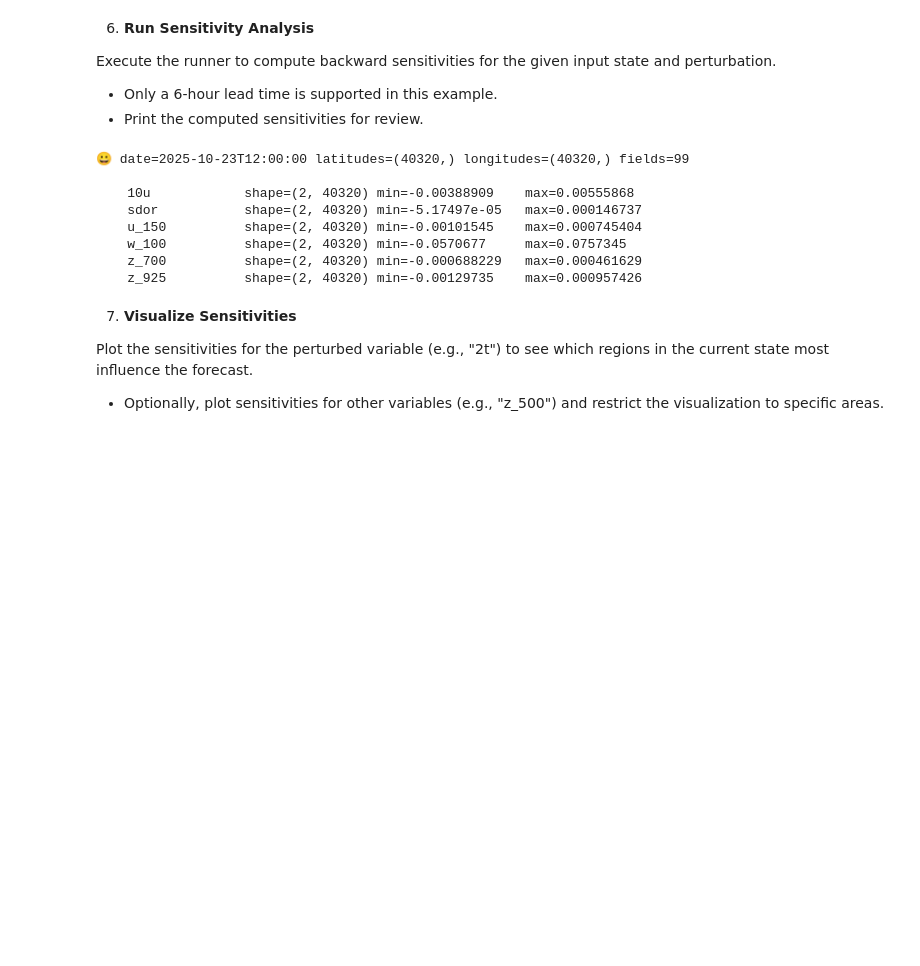
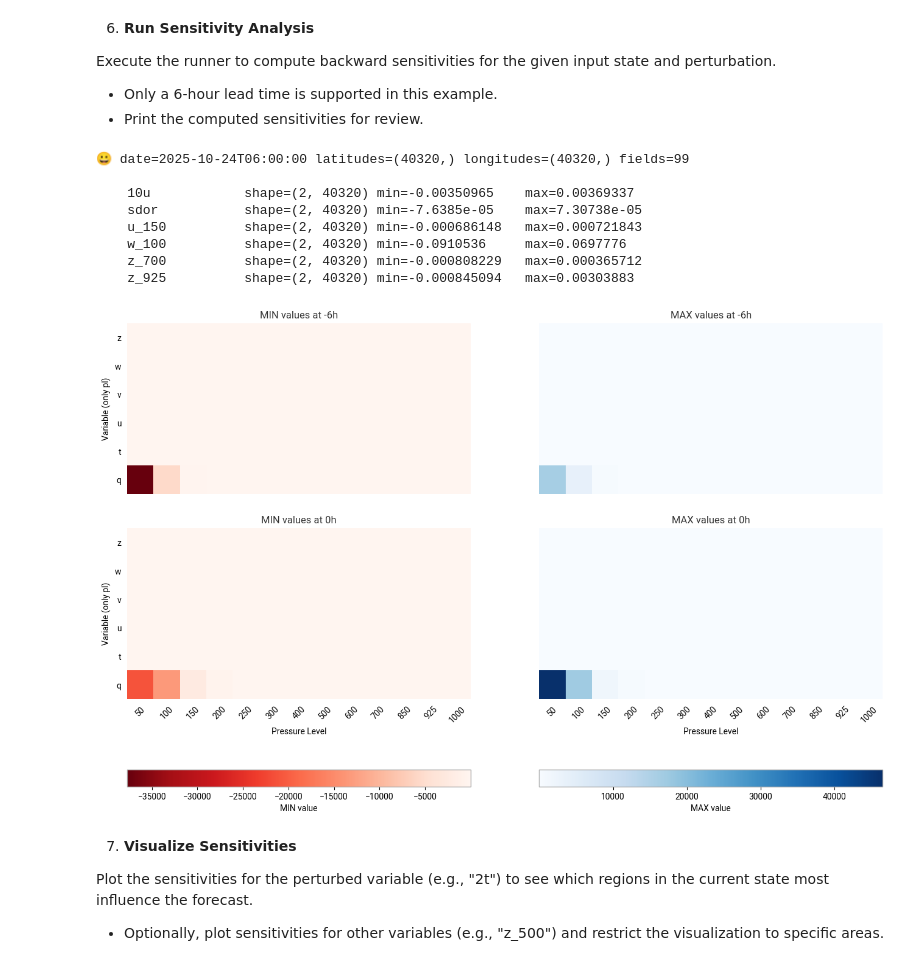
Before and after one commit to ecmwf-training/2025-ml-training, a Jupyter notebook: 5-xAI-with-AIFS/explain_AIFS.ipynb, the cells around one changed output. Saved outputs shown, nothing was run; the diff lists cells and outputs as text; code cells hidden in the pictures; blank space fills up the shorter version.

```diff
--- a/5-xAI-with-AIFS/explain_AIFS.ipynb
+++ b/5-xAI-with-AIFS/explain_AIFS.ipynb
@@ -136,15 +139,20 @@ Execute the runner to compute backward sensitivities for the given input state a
 # Compute sensitivities
 for sensitivities in runner.run(input_state=input_state, perturbation=perturbation, lead_time="6h"): # only 6h supported
     print_state(sensitivities)
+    stats_df = compute_sensitivities_statistics(sensitivities)
 # %% [output]
-😀 date=2025-10-23T12:00:00 latitudes=(40320,) longitudes=(40320,) fields=99
+😀 date=2025-10-24T06:00:00 latitudes=(40320,) longitudes=(40320,) fields=99
 
-    10u            shape=(2, 40320) min=-0.00388909    max=0.00555868
-    sdor           shape=(2, 40320) min=-5.17497e-05   max=0.000146737
-    u_150          shape=(2, 40320) min=-0.00101545    max=0.000745404
-    w_100          shape=(2, 40320) min=-0.0570677     max=0.0757345
-    z_700          shape=(2, 40320) min=-0.000688229   max=0.000461629
-    z_925          shape=(2, 40320) min=-0.00129735    max=0.000957426
+    10u            shape=(2, 40320) min=-0.00350965    max=0.00369337
+    sdor           shape=(2, 40320) min=-7.6385e-05    max=7.30738e-05
+    u_150          shape=(2, 40320) min=-0.000686148   max=0.000721843
+    w_100          shape=(2, 40320) min=-0.0910536     max=0.0697776
+    z_700          shape=(2, 40320) min=-0.000808229   max=0.000365712
+    z_925          shape=(2, 40320) min=-0.000845094   max=0.00303883
+# %%
+plot_summary_pl(stats_df, stats=["min", "max"], cmaps=dict(min="Reds_r", max="Blues"))
+# %% [output]
+[figure, added]
 # %% [markdown]
 7. **Visualize Sensitivities**
 
```
Also changed, not shown: parts of 7 cells of this notebook, 2 other files.
